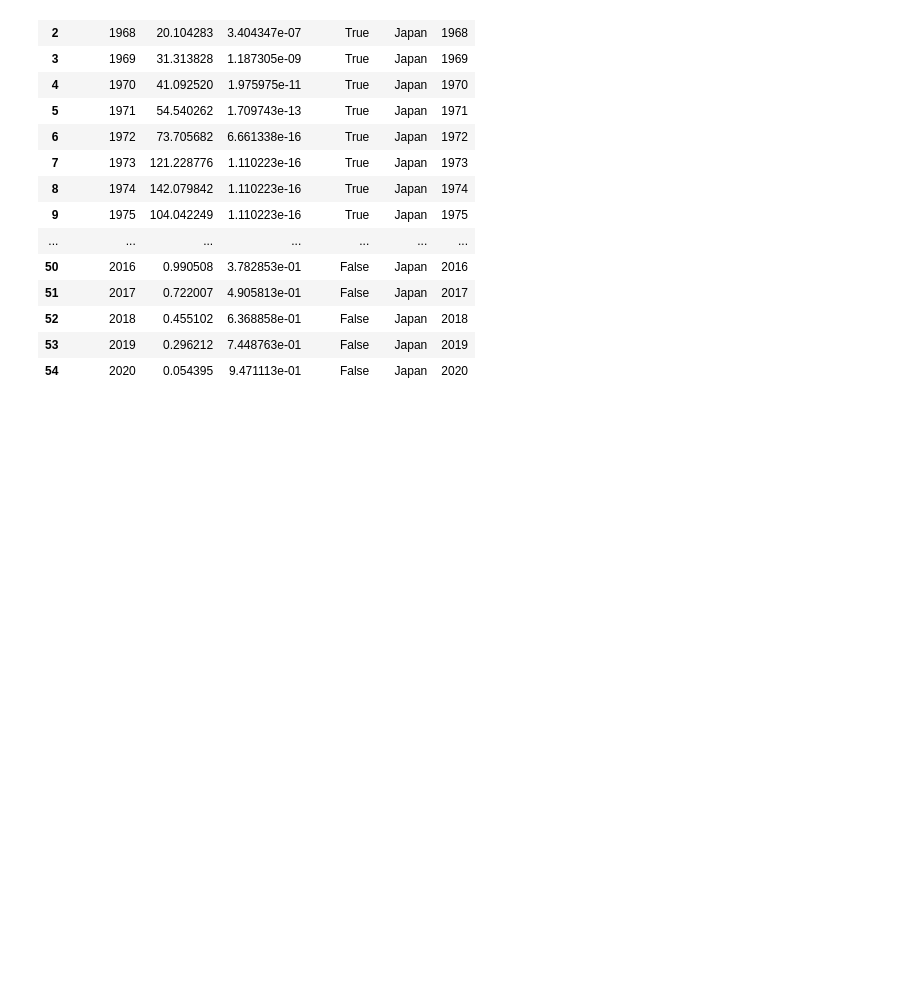
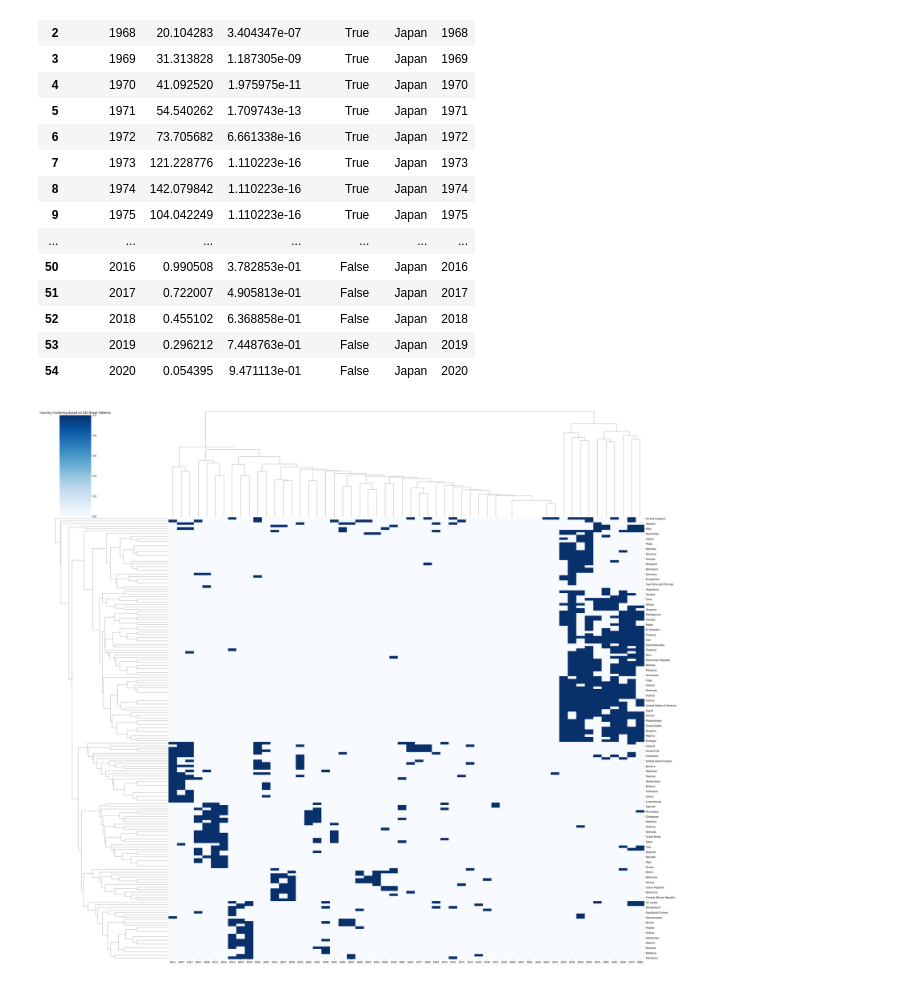
Before and after one commit to luna-ortus-cor/Geopolitical-Distance-and-Global-Trade, a Jupyter notebook: Backend/code/[model]GDI.ipynb, the cells around one changed output. Saved outputs shown, nothing was run; the diff lists cells and outputs as text; code cells hidden in the pictures; blank space fills up the shorter version.

```diff
--- a/Backend/code/[model]GDI.ipynb
+++ b/Backend/code/[model]GDI.ipynb
@@ -665,3 +665,68 @@ df_results
 | 52 | 2018 | 0.455102 | 6.368858e-01 | False | Japan | 2018 |
 | 53 | 2019 | 0.296212 | 7.448763e-01 | False | Japan | 2019 |
 | 54 | 2020 | 0.054395 | 9.471113e-01 | False | Japan | 2020 |
+# %%
+import ruptures as rpt
+
+def detect_breaks(series, model="l2", n_bkps=5):
+    """
+    Detect structural breaks in a 1D time series using ruptures.
+    """
+    algo = rpt.Pelt(model=model).fit(series)
+    breaks = algo.predict(pen=3)  # or use n_bkps=n_bkps if fixed number
+    return breaks
+
+# Store break years per country
+breaks_gdi = {}
+breaks_trade = {}
+
+for country in df_combined['StateName2'].unique():
+    df_country = df_combined[df_combined['StateName2'] == country].sort_values('year')
+
+    gdi_series = df_country["linear_gdi"].values
+    trade_series = df_country["adjusted_tradeflow"].values
+    years = df_country["year"].values
+
+    if len(gdi_series) > 10:  # Only test if sufficient data
+        gdi_breaks = detect_breaks(gdi_series)
+        trade_breaks = detect_breaks(trade_series)
+
+        # Convert to actual years
+        breaks_gdi[country] = years[np.array(gdi_breaks[:-1])].tolist()
+        breaks_trade[country] = years[np.array(trade_breaks[:-1])].tolist()
+
+from collections import defaultdict
+
+break_alignment_scores = defaultdict(int)
+
+for country in breaks_gdi:
+    gdi_years = set(breaks_gdi.get(country, []))
+    trade_years = set(breaks_trade.get(country, []))
+
+    aligned = [gy for gy in gdi_years if any(abs(gy - ty) <= 1 for ty in trade_years)]
+    break_alignment_scores[country] = len(aligned)
+
+import pandas as pd
+from sklearn.cluster import AgglomerativeClustering
+import seaborn as sns
+import matplotlib.pyplot as plt
+
+# Build binary break matrix
+all_years = sorted(df_combined["year"].unique())
+country_break_matrix = pd.DataFrame(0, index=breaks_gdi.keys(), columns=all_years)
+
+for country, years in breaks_gdi.items():
+    for y in years:
+        if y in country_break_matrix.columns:
+            country_break_matrix.loc[country, y] = 1
+
+# Cluster using hierarchical clustering
+clustering = AgglomerativeClustering(n_clusters=4, metric='euclidean', linkage='ward')
+country_break_matrix["cluster"] = clustering.fit_predict(country_break_matrix.values)
+
+# Visualize
+sns.clustermap(country_break_matrix.drop(columns="cluster"), cmap="Blues", figsize=(36, 32))
+plt.title("Country Clustering Based on GDI Break Patterns")
+plt.show()
+# %% [output]
+[figure, added]
```
Also changed, not shown: parts of 3 cells of this notebook.
